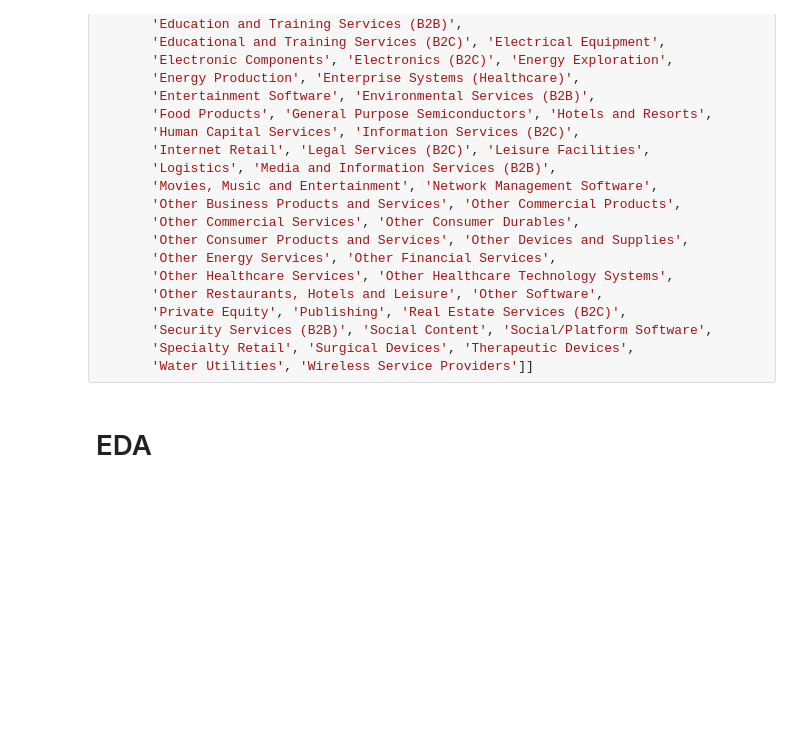
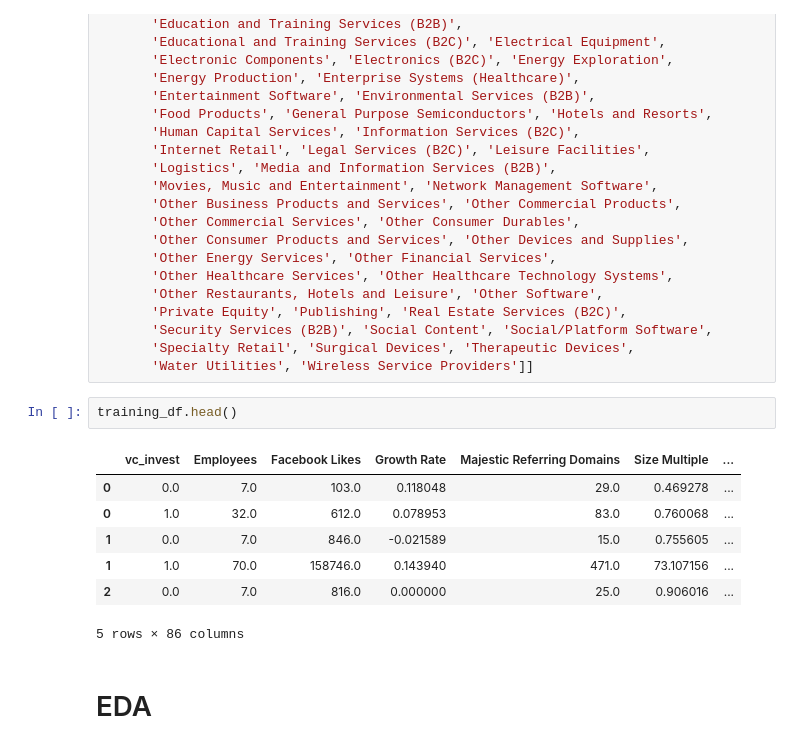
Before and after one commit to jonhilgart22/founder_nlp_analysis, a Jupyter notebook: notebooks/Train_Models_VcInvest0_VcInvest1_1.0_MISSING_SENTIMENT&LDA.ipynb, the cells around one changed output. Saved outputs shown, nothing was run; the diff lists cells and outputs as text; blank space fills up the shorter version.

```diff
--- a/notebooks/Train_Models_VcInvest0_VcInvest1_1.0_MISSING_SENTIMENT&LDA.ipynb
+++ b/notebooks/Train_Models_VcInvest0_VcInvest1_1.0_MISSING_SENTIMENT&LDA.ipynb
@@ -465,6 +465,16 @@ training_df = training_df[['vc_invest', 'Employees', 'Facebook Likes', 'Growth R
        'Security Services (B2B)', 'Social Content', 'Social/Platform Software',
        'Specialty Retail', 'Surgical Devices', 'Therapeutic Devices',
        'Water Utilities', 'Wireless Service Providers']]
+# %%
+training_df.head()
+# %% [output]
+|  | vc_invest | Employees | Facebook Likes | Growth Rate | Majestic Referring Domains | Size Multiple | ... |
+| 0 | 0.0 | 7.0 | 103.0 | 0.118048 | 29.0 | 0.469278 | ... |
+| 0 | 1.0 | 32.0 | 612.0 | 0.078953 | 83.0 | 0.760068 | ... |
+| 1 | 0.0 | 7.0 | 846.0 | -0.021589 | 15.0 | 0.755605 | ... |
+| 1 | 1.0 | 70.0 | 158746.0 | 0.143940 | 471.0 | 73.107156 | ... |
+| 2 | 0.0 | 7.0 | 816.0 | 0.000000 | 25.0 | 0.906016 | ... |
+5 rows × 86 columns
 # %% [markdown]
 # EDA
 # %%
```
Also changed, not shown: 2 other files.
